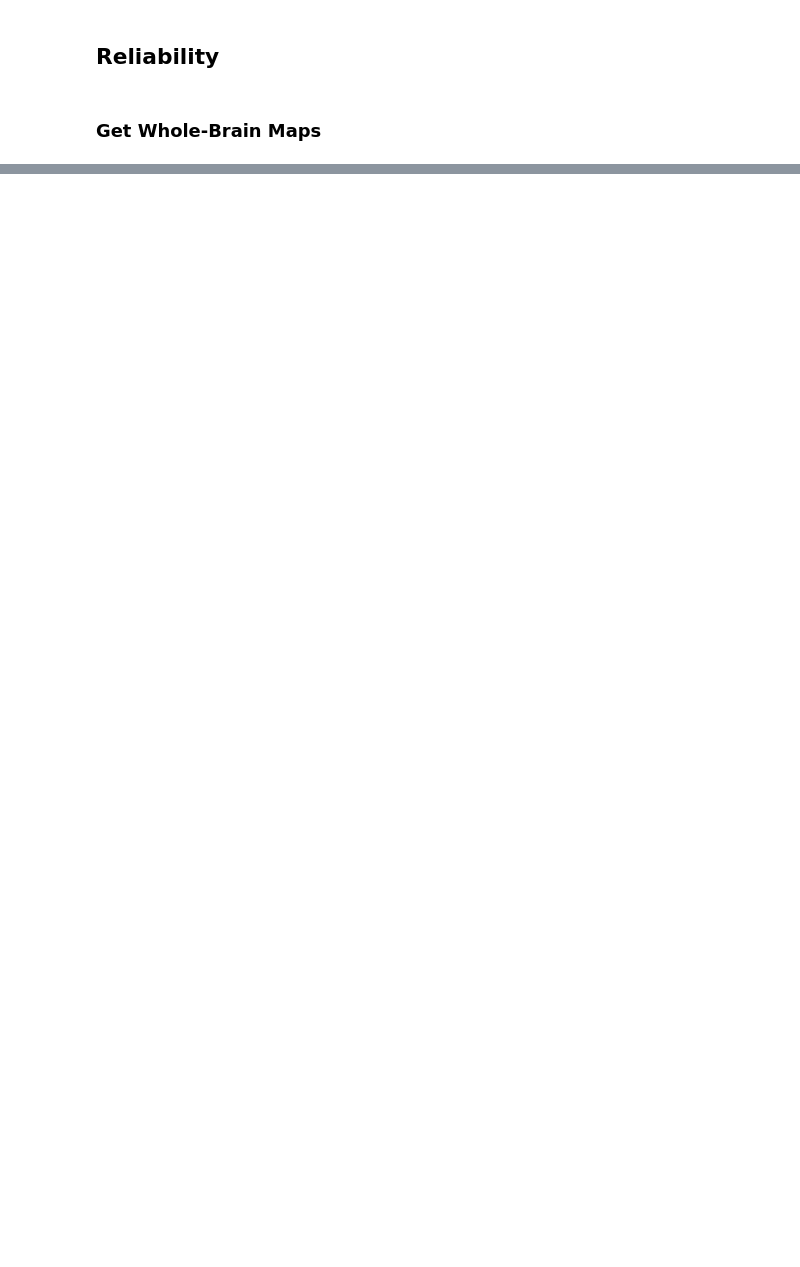
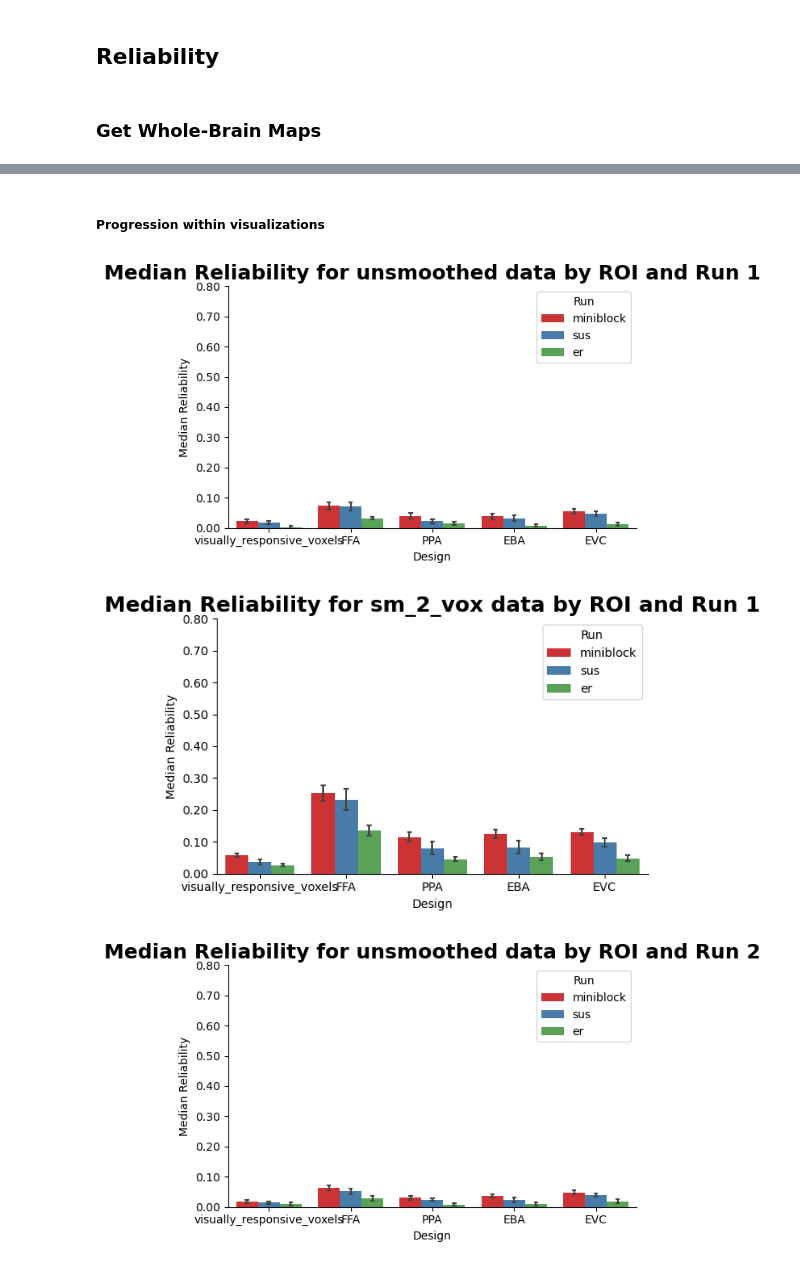
Before and after one commit to fabiub51/project_miniblock, a Jupyter notebook: Code/main.ipynb, the cells around one changed output, grey strips where cells are left out. Drawn from its saved outputs; the diff is of its cells as text; code cells hidden in the pictures; blank space fills up the shorter version.

Commit message:
Updated Reliability, Additional analyses, masking

```diff
--- a/Code/main.ipynb
+++ b/Code/main.ipynb
@@ -98,0 +283,80 @@ get_whole_brain_rel_maps(project_dir, subjects)
+# %%
+from reliability import reliability_progression_within_runs
+subjects = [f"{i:02d}" for i in range(1,23) if i not in [9, 16]]
+
+reliability_progression_within_runs(project_dir, subjects)
+# %%
+from os.path import exists
+import pandas as pd
+from reliability import gather_progession_within
+
+subjects = [f"{i:02d}" for i in range(1,23) if i not in [9, 16]]
+ROIs  = ["visually_responsive_voxels", "FFA", "PPA", "EBA", "EVC"]
+
+if exists(join(project_dir, "miniblock/Outputs/reliability/progression_analysis_within/reliability_progression_within.csv")):
+    progression_within_df = pd.read_csv(join(project_dir, "miniblock/Outputs/reliability/progression_analysis_within/reliability_progression_within.csv"))
+else:
+    progression_within_df = gather_progession_within(project_dir, subjects, ROIs)
+# %% [markdown]
+##### Progression within visualizations
+# %%
+import seaborn as sns
+import matplotlib.pyplot as plt
+import numpy as np
+
+smooths = ["unsmoothed", "sm_2_vox"]
+
+# Optional: custom palette
+palette = sns.color_palette("Set1")[:3]
+
+ROI_dir = {
+    "visually_responsive_voxels": "Visually Responsive Voxels",
+    "EVC": "Early Visual Cortex",
+    "EBA": "Extrastriate Body Area",
+    "FFA": "Fusiform Face Area",
+    "PPA": "Parahippocampal Place Area"
+}
+
+smoothed_df = progression_within_df[progression_within_df["smoothing"] == "unsmoothed"]
+
+for r in range(1,4):
+    for smoothing in smooths:
+
+        smoothed_df = progression_within_df[progression_within_df["smoothing"] == smoothing]
+        run_df = smoothed_df[smoothed_df["run"] == r]
+
+        g = sns.catplot(
+            data=run_df,
+            kind="bar",
+            x="ROI",
+            y="median_rel",
+            hue="runtype",
+            height=4,
+            aspect=1.2,
+            palette=palette,
+            errorbar="se",
+            capsize=0.1,
+            err_kws={'linewidth': 1.5}
+        )
+
+        # Set y-axis limits and ticks on the main axis
+        ax = g.ax
+        ax.set_ylim(0, 0.8)  # set min and max y-axis limits, adjust to your needs
+
+        # Optional: format y-axis labels
+        ax.yaxis.set_major_formatter(plt.FuncFormatter(lambda y, _: f'{y:.2f}'))
+
+        g.set_titles(f"{r}", size=16, weight="bold")
+        g.set_axis_labels("Design", "Median Reliability")
+        g.set_xticklabels()
+        g._legend.remove()
+
+
+        plt.title(f"Median Reliability for {smoothing} data by ROI and Run {r}", fontsize=18, fontweight="bold")
+        plt.legend(title="Run")
+        plt.tight_layout()
+        plt.show()
+# %% [output]
+[figure, added]
+[figure, added]
+[figure, added]
```
Also changed, not shown: parts of 53 cells of this notebook, 18 other files.
